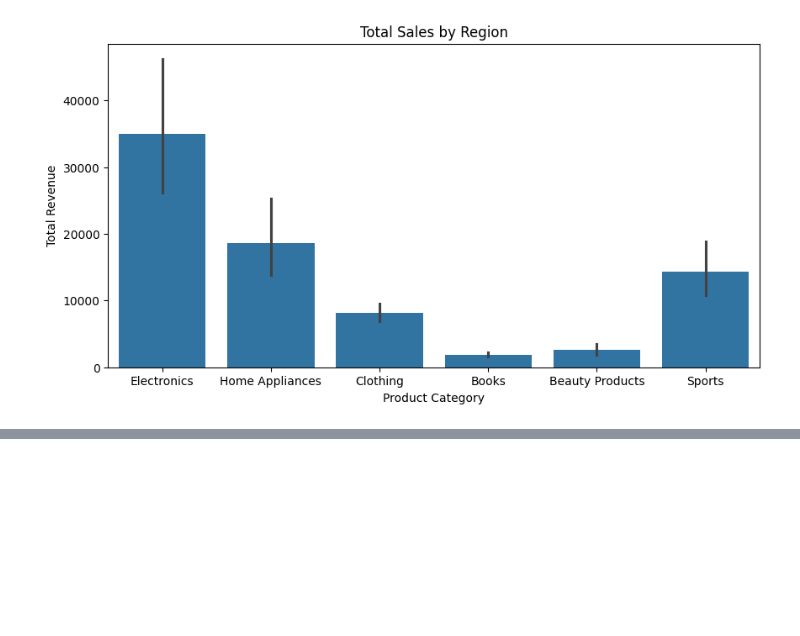
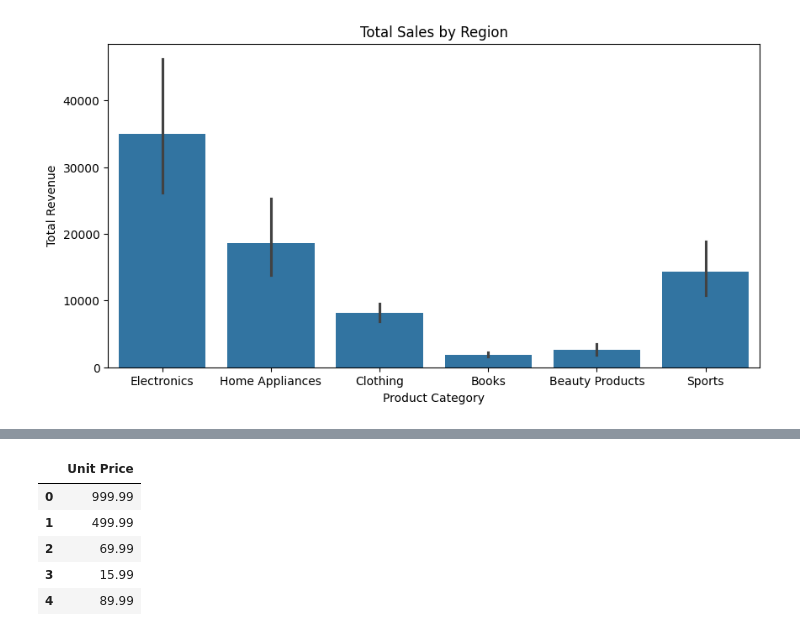
Before and after one commit to fakhirhassan/MachineLearning, a Jupyter notebook: Seaborn/seaborn.ipynb, the cells around one changed output, grey strips where cells are left out. Drawn from its saved outputs; the diff is of its cells as text; code cells hidden in the pictures; blank space fills up the shorter version.

```diff
--- a/Seaborn/seaborn.ipynb
+++ b/Seaborn/seaborn.ipynb
@@ -115,3 +115,7 @@ plt.title('Total Sales by Region')
 plt.show()
 # %% [output]
 [figure]
+# %%
+import pandas as pd
+salesDf = pd.read_csv('salesData.csv')
+salesDf.head()
@@ -117,0 +129,12 @@ plt.show()
+# %%
+unitprice = salesDf['Unit Price']
+# %%
+df = pd.DataFrame(unitprice)
+df.head()
+# %% [output]
+|  | Unit Price |
+| 0 | 999.99 |
+| 1 | 499.99 |
+| 2 | 69.99 |
+| 3 | 15.99 |
+| 4 | 89.99 |
```
Also changed, not shown: parts of 12 cells of this notebook, 3 other files.
